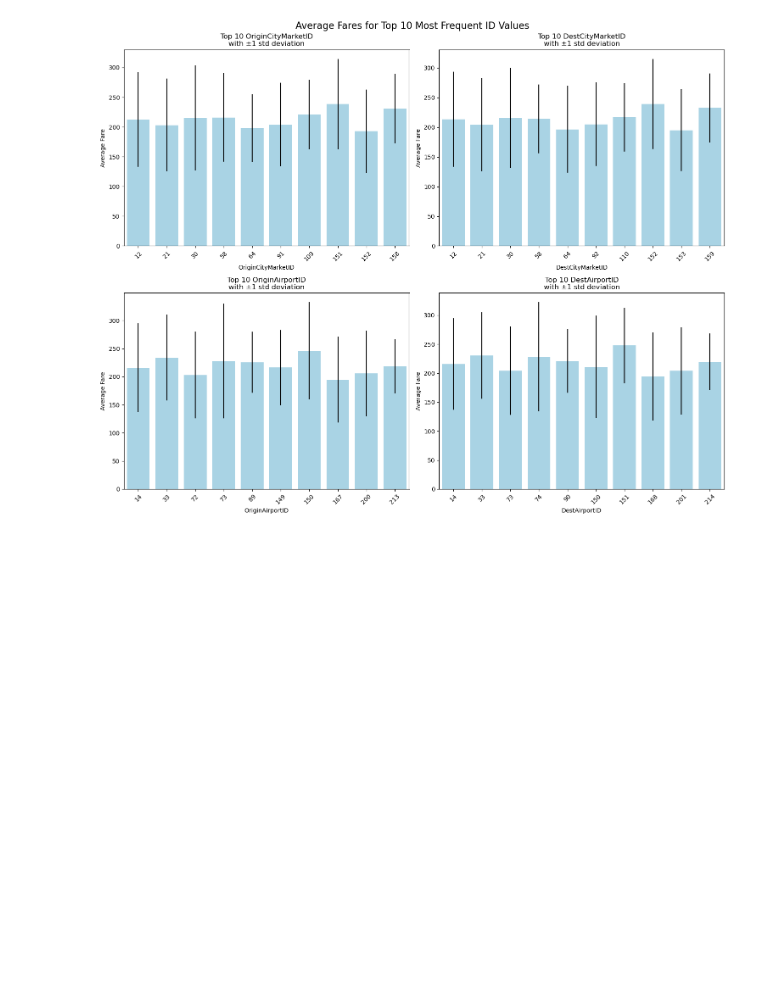
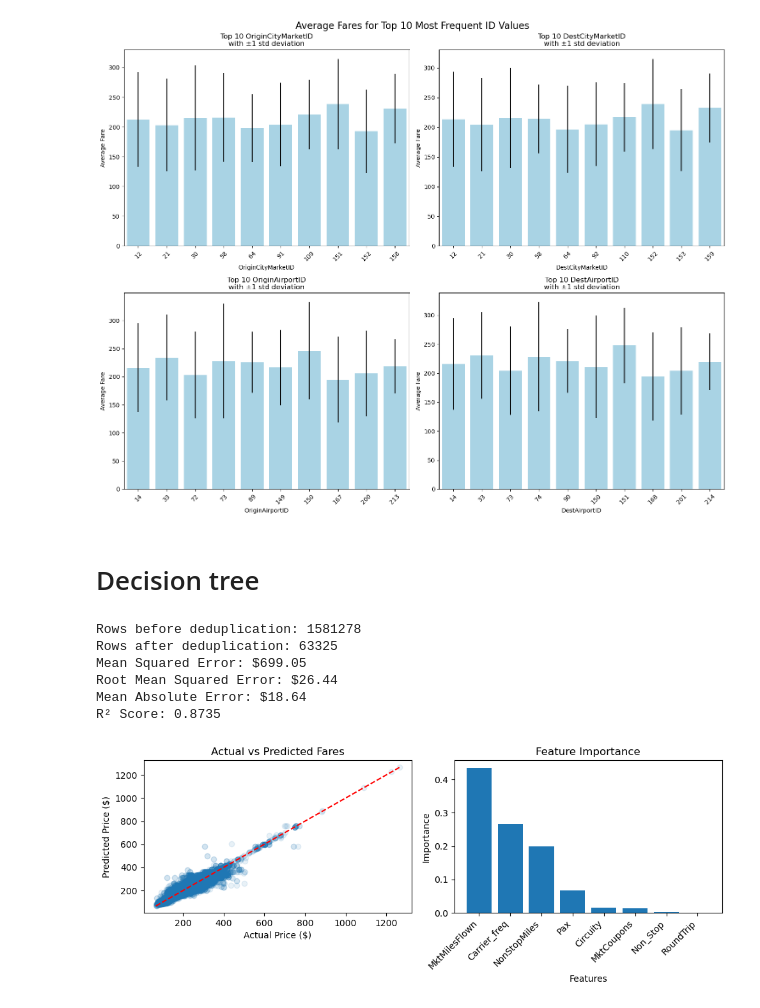
Before and after one commit to mariapycior/airline-fair-prediction-ML, a Jupyter notebook: analysis.ipynb, the cells around one changed output. Cells and saved outputs as stored; diff of their text form; code cells hidden in the pictures; blank space fills up the shorter version.

Commit message:
decision trees

```diff
--- a/analysis.ipynb
+++ b/analysis.ipynb
@@ -280,3 +280,82 @@ Carrier_freq              -0.113316
 Name: Average_Fare, dtype: float64
 [figure]
 [figure]
+# %% [markdown]
+# Decision tree
+# %%
+# Decision Tree Regressor with deduplication
+import numpy as np
+from sklearn.model_selection import train_test_split
+from sklearn.tree import DecisionTreeRegressor
+from sklearn.metrics import mean_squared_error, mean_absolute_error, r2_score
+import matplotlib.pyplot as plt
+
+# Select features
+features = [
+    'MktCoupons', 'NonStopMiles', 'RoundTrip', 'Pax',
+    'Circuity', 'Non_Stop', 'MktMilesFlown', 'Carrier_freq'
+]
+target = 'Average_Fare'
+
+# Create dataframe with only needed columns and remove duplicates
+selected_df = df[features + [target]]
+print(f"Rows before deduplication: {len(selected_df)}")
+selected_df = selected_df.drop_duplicates()
+print(f"Rows after deduplication: {len(selected_df)}")
+
+# Create feature matrix and target vector
+X = selected_df[features]
+y = selected_df[target]
+
+# Split data (70% train / 30% test)
+X_train, X_test, y_train, y_test = train_test_split(X, y, test_size=0.3, random_state=42)
+
+# Create and train decision tree regressor
+tree_reg = DecisionTreeRegressor(max_depth=10, random_state=42)
+tree_reg.fit(X_train, y_train)
+
+# Make predictions
+y_pred = tree_reg.predict(X_test)
+
+# Evaluate model
+mse = mean_squared_error(y_test, y_pred)
+rmse = np.sqrt(mse)
+mae = mean_absolute_error(y_test, y_pred)
+r2 = r2_score(y_test, y_pred)
+
+print(f"Mean Squared Error: ${mse:.2f}")
+print(f"Root Mean Squared Error: ${rmse:.2f}")
+print(f"Mean Absolute Error: ${mae:.2f}")
+print(f"R² Score: {r2:.4f}")
+
+# Visualize actual vs predicted prices
+plt.figure(figsize=(10, 4))
+plt.subplot(1, 2, 1)
+plt.scatter(y_test, y_pred, alpha=0.1)
+plt.plot([y_test.min(), y_test.max()], [y_test.min(), y_test.max()], 'r--')
+plt.xlabel('Actual Price ($)')
+plt.ylabel('Predicted Price ($)')
+plt.title('Actual vs Predicted Fares')
+
+# Feature importance
+feature_importance = pd.DataFrame({
+    'Feature': features,
+    'Importance': tree_reg.feature_importances_
+}).sort_values(by='Importance', ascending=False)
+
+plt.subplot(1, 2, 2)
+plt.bar(feature_importance['Feature'], feature_importance['Importance'])
+plt.xticks(rotation=45, ha='right')
+plt.xlabel('Features')
+plt.ylabel('Importance')
+plt.title('Feature Importance')
+plt.tight_layout()
+plt.show()
+# %% [output]
+Rows before deduplication: 1581278
+Rows after deduplication: 63325
+Mean Squared Error: $699.05
+Root Mean Squared Error: $26.44
+Mean Absolute Error: $18.64
+R² Score: 0.8735
+[figure, added]
```
Also changed, not shown: parts of 4 cells of this notebook, 6 other files.
